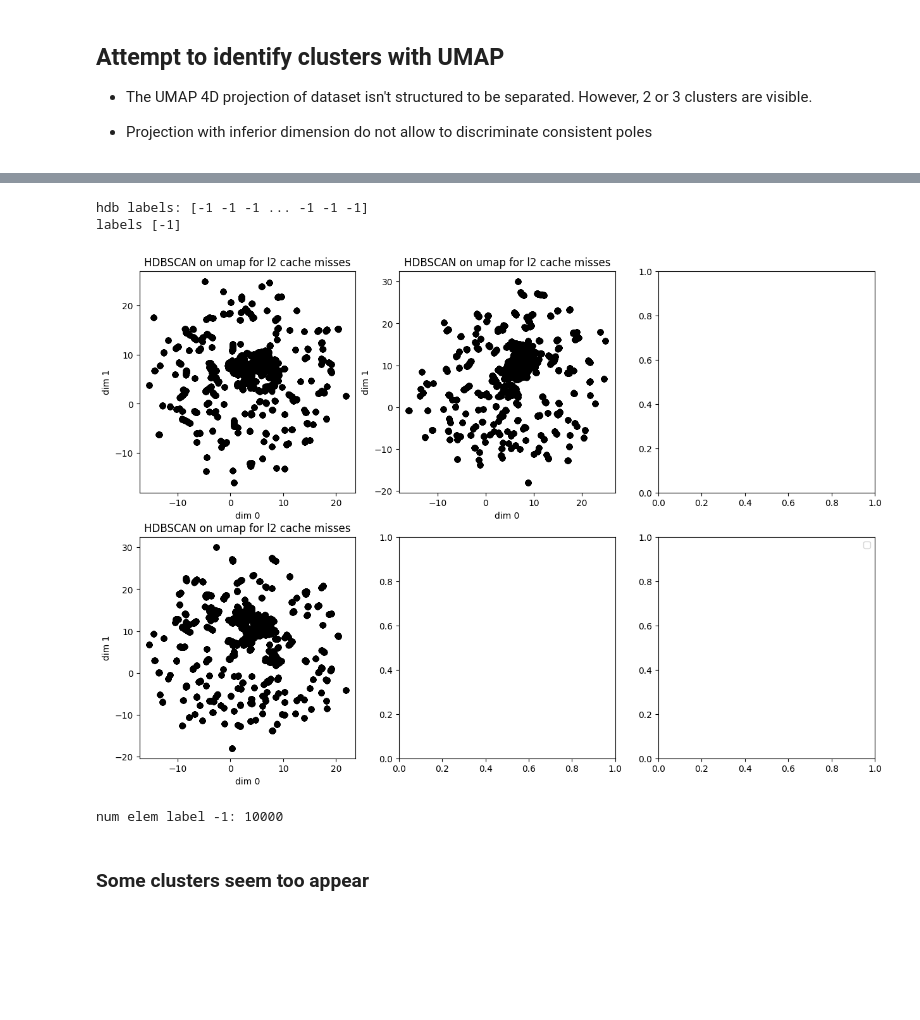
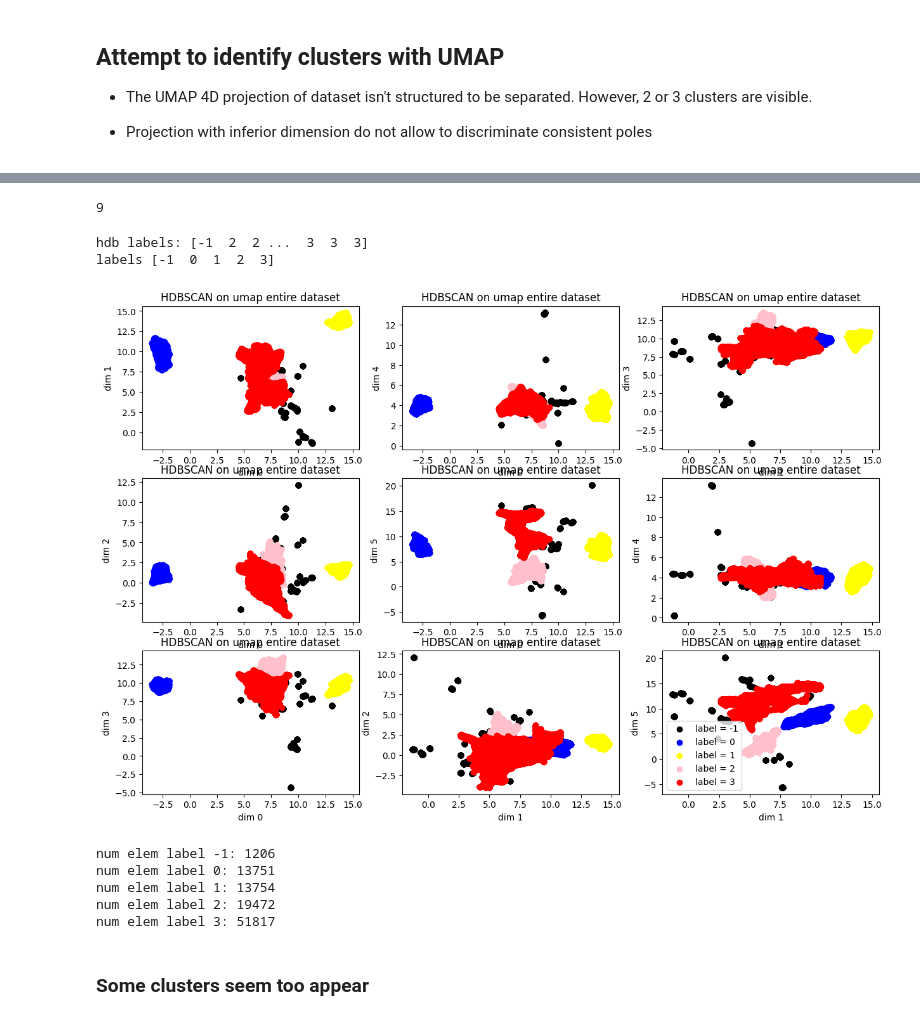
Before and after one commit to Ludoviccccc/Aixia_nouvelle_approche, a Jupyter notebook: Analyse_imgep.ipynb, the cells around one changed output, grey strips where cells are left out. Saved outputs shown, nothing was run; the diff lists cells and outputs as text; code cells hidden in the pictures; blank space fills up the shorter version.

```diff
--- a/Analyse_imgep.ipynb
+++ b/Analyse_imgep.ipynb
@@ -10,7 +10,7 @@ import matplotlib.pyplot as plt
 # %%
 #Load data
 folder = "results"
-N = 10000
+N = 100000
 k=1
 address_x = 5
 print_freq = 1000
@@ -20,7 +20,7 @@ content_imgep = load(name_imgep)
 content_imgep_tab = content_imgep['numpy_view']
 content_random = load(name_random)
 content_random_tab = content_random['numpy_view']
-dim_out = 30
+dim_out = 18
 #Compute diversity
 ##################################
 min_tab = np.zeros((dim_out,))
@@ -28,7 +28,7 @@ max_tab = np.ones((dim_out,))*10
 
 diversity_ = Diversity(min_tab = min_tab,
                         max_tab = max_tab,
-                        num_bins = 3)
+                        num_bins = 20)
 
 print(f'diversity imgep {diversity_(content_imgep_tab)}/10**{dim_out}')
 diversity_imgep_list = [diversity_(content_imgep_tab[:print_freq*step]) for step in range(N//print_freq)]
@@ -64,13 +66,12 @@ dict_keys(['memory_parameter', 'memory_observation', 'numpy_view'])
 import umap
 from sklearn.cluster import HDBSCAN
 #######################################################
-tab_misses_l2_imgep = np.array(content_imgep['memory_observation']['cache_misses_l2'])
-data = tab_misses_l2_imgep
+data = np.array(content_imgep['numpy_view'])
 #min max norm
 print('data shape', data.shape)
 print('min data',data.min(axis=0).shape)
 data = (data - data.min(axis=0))/(1+ data.max(axis=0) - data.min(axis=0))
 
-reducer = umap.UMAP(n_components=3,metric="euclidean")
+reducer = umap.UMAP(n_components=6,metric="euclidean")
 embedding = reducer.fit_transform(data)
 # %% [output]
@@ -79,11 +80,11 @@ min data (6,)
 # %%
-idx = [(i,j) for i in range(2) for j in range(i+1,3)]
-fig,axs=plt.subplots(2,3,figsize=(15,10))
+idx = [(i,j) for i in range(2) for j in range(i+1,6)]
+fig,axs=plt.subplots(3,3,figsize=(15,10))
 
-for j in range(3):
-    axs[j%2,j//2].scatter(embedding[:,idx[j][0]],embedding[:,idx[j][1]])
-    axs[j%2,j//2].set_xlabel(f'dim {idx[j][0]}')
-    axs[j%2,j//2].set_ylabel(f'dim {idx[j][1]}')
+for j in range(len(idx)):
+    axs[j%3,j//3].scatter(embedding[:,idx[j][0]],embedding[:,idx[j][1]])
+    axs[j%3,j//3].set_xlabel(f'dim {idx[j][0]}')
+    axs[j%3,j//3].set_ylabel(f'dim {idx[j][1]}')
     if j==0:
         axs[j%2,j//2].set_title('Umap on l2 cache misses')
 plt.show()
@@ -92,27 +93,35 @@ plt.show()
+# %%
+len(idx)
+# %% [output]
+9
 # %%
 hdb = HDBSCAN(copy=True, min_cluster_size=400)
 hdb.fit(embedding)
 print('hdb labels:',hdb.labels_)
 print('labels',np.unique(hdb.labels_))
 data_list = {key:[] for key in np.unique(hdb.labels_)}
 for j in range(N):
         data_list[hdb.labels_[j]].append(embedding[j])
-fig,axs=plt.subplots(2,3,figsize=(15,10))
-for i in range(3):
+fig,axs=plt.subplots(3,3,figsize=(15,10))
+for i in range(len(idx)):
     for j,key in enumerate(data_list):
-        axs[i%2,i//2].scatter(np.array(data_list[key])[:,idx[i][0]],np.array(data_list[key])[:,idx[i][1]],color = ['black','blue','yellow','pink','red','orange'][j],label=f'label = {key}')
-        axs[i%2,i//2].set_title('HDBSCAN on umap for l2 cache misses')
-        axs[i%2,i//2].set_xlabel(f'dim {idx[j][0]}')
-        axs[i%2,i//2].set_ylabel(f'dim {idx[j][1]}')
+        axs[i%3,i//3].scatter(np.array(data_list[key])[:,idx[i][0]],np.array(data_list[key])[:,idx[i][1]],color = ['black','blue','yellow','pink','red','orange'][j],label=f'label = {key}')
+        axs[i%3,i//3].set_title('HDBSCAN on umap entire dataset')
+        axs[i%3,i//3].set_xlabel(f'dim {idx[i][0]}')
+        axs[i%3,i//3].set_ylabel(f'dim {idx[i][1]}')
 plt.legend()
 plt.show()
 for label in data_list:
     print(f'num elem label {label}: {len(data_list[label])}')
 # %% [output]
-hdb labels: [-1 -1 -1 ... -1 -1 -1]
-labels [-1]
+hdb labels: [-1  2  2 ...  3  3  3]
+labels [-1  0  1  2  3]
-[figure, old version]
+[figure, new version]
-num elem label -1: 10000
+num elem label -1: 1206
+num elem label 0: 13751
+num elem label 1: 13754
+num elem label 2: 19472
+num elem label 3: 51817
 # %% [markdown]
 ### Some clusters seem too appear
 # %% [markdown]
```
Also changed, not shown: parts of 6 cells of this notebook, 4 other files.
